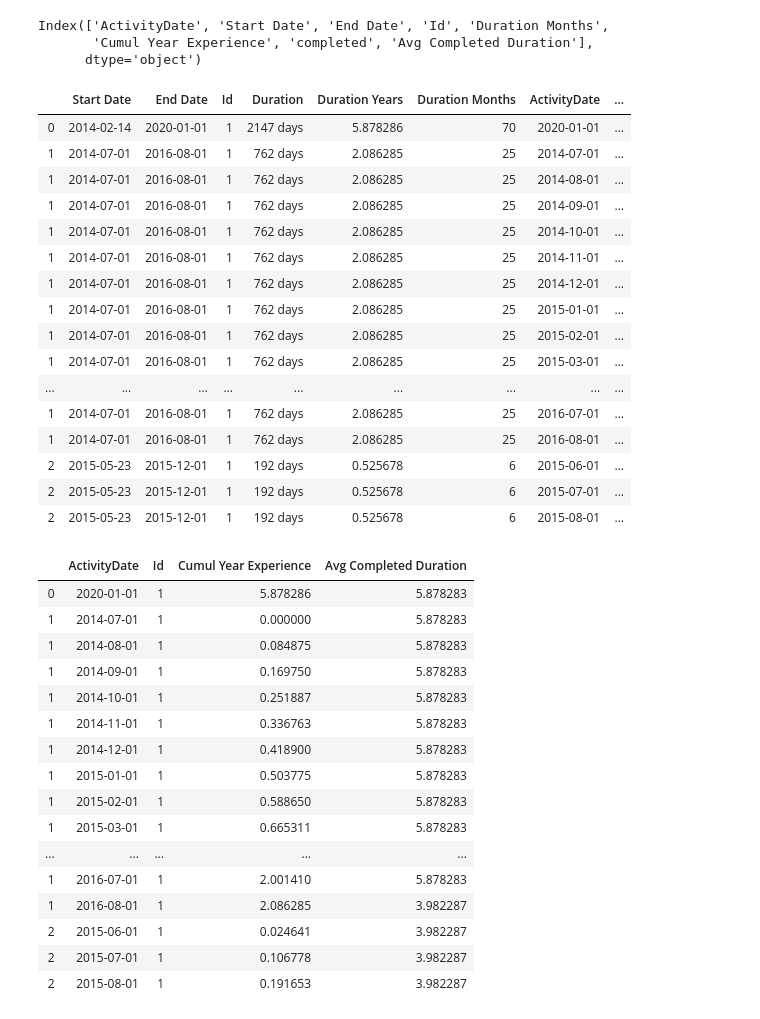
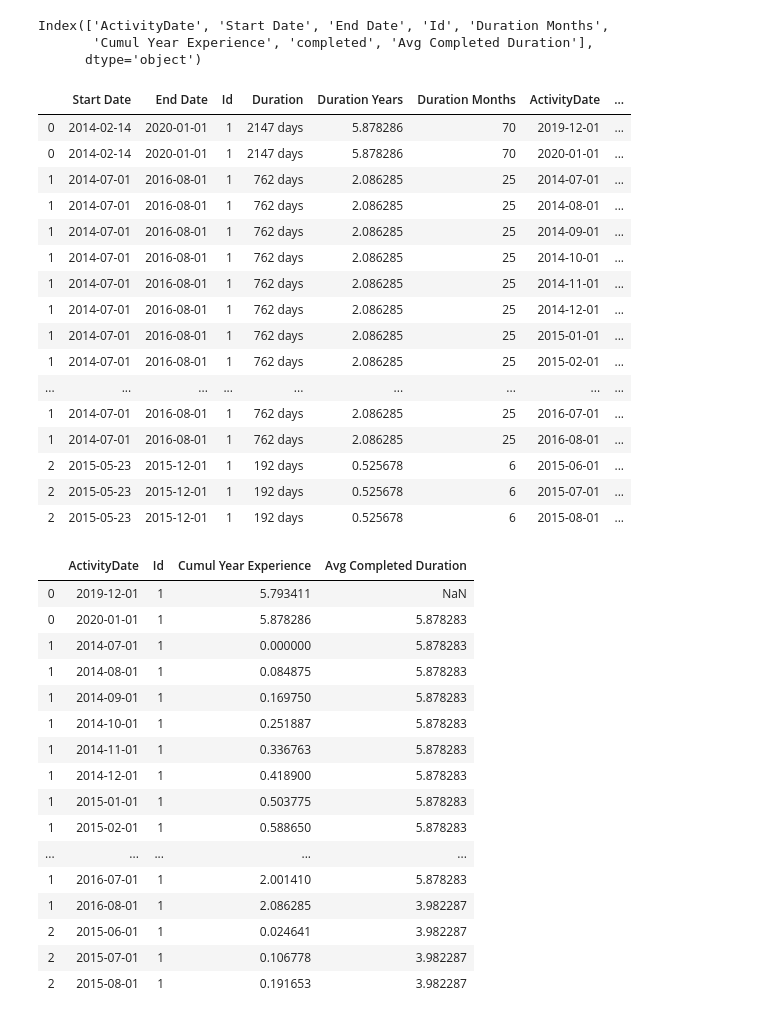
Before and after one commit to andemaral/exercise, a Jupyter notebook: Exercise Nick.ipynb, the cells around one changed output. Drawn from its saved outputs; the diff is of its cells as text; code cells hidden in the pictures.

```diff
--- a/Exercise Nick.ipynb
+++ b/Exercise Nick.ipynb
@@ -144,9 +144,10 @@ Index(['ActivityDate', 'Start Date', 'End Date', 'Id', 'Duration Months',
        'Cumul Year Experience', 'completed', 'Avg Completed Duration'],
       dtype='object')
 # %%
-df.iloc[70:100]
+df.iloc[69:100]
 # %% [output]
 |  | Start Date | End Date | Id | Duration | Duration Years | Duration Months | ActivityDate | ... |
+| 0 | 2014-02-14 | 2020-01-01 | 1 | 2147 days | 5.878286 | 70 | 2019-12-01 | ... |
 | 0 | 2014-02-14 | 2020-01-01 | 1 | 2147 days | 5.878286 | 70 | 2020-01-01 | ... |
 | 1 | 2014-07-01 | 2016-08-01 | 1 | 762 days | 2.086285 | 25 | 2014-07-01 | ... |
 | 1 | 2014-07-01 | 2016-08-01 | 1 | 762 days | 2.086285 | 25 | 2014-08-01 | ... |
@@ -156,7 +157,6 @@ df.iloc[70:100]
 | 1 | 2014-07-01 | 2016-08-01 | 1 | 762 days | 2.086285 | 25 | 2014-12-01 | ... |
 | 1 | 2014-07-01 | 2016-08-01 | 1 | 762 days | 2.086285 | 25 | 2015-01-01 | ... |
 | 1 | 2014-07-01 | 2016-08-01 | 1 | 762 days | 2.086285 | 25 | 2015-02-01 | ... |
-| 1 | 2014-07-01 | 2016-08-01 | 1 | 762 days | 2.086285 | 25 | 2015-03-01 | ... |
 | ... | ... | ... | ... | ... | ... | ... | ... | ... |
 | 1 | 2014-07-01 | 2016-08-01 | 1 | 762 days | 2.086285 | 25 | 2016-07-01 | ... |
 | 1 | 2014-07-01 | 2016-08-01 | 1 | 762 days | 2.086285 | 25 | 2016-08-01 | ... |
@@ -164,9 +164,10 @@ df.iloc[70:100]
 | 2 | 2015-05-23 | 2015-12-01 | 1 | 192 days | 0.525678 | 6 | 2015-07-01 | ... |
 | 2 | 2015-05-23 | 2015-12-01 | 1 | 192 days | 0.525678 | 6 | 2015-08-01 | ... |
 # %%
-report[['ActivityDate','Id','Cumul Year Experience','Avg Completed Duration']].iloc[70:100]
+report[['ActivityDate','Id','Cumul Year Experience','Avg Completed Duration']].iloc[69:100]
 # %% [output]
 |  | ActivityDate | Id | Cumul Year Experience | Avg Completed Duration |
+| 0 | 2019-12-01 | 1 | 5.793411 | NaN |
 | 0 | 2020-01-01 | 1 | 5.878286 | 5.878283 |
 | 1 | 2014-07-01 | 1 | 0.000000 | 5.878283 |
 | 1 | 2014-08-01 | 1 | 0.084875 | 5.878283 |
@@ -176,7 +177,6 @@ report[['ActivityDate','Id','Cumul Year Experience','Avg Completed Duration']].i
 | 1 | 2014-12-01 | 1 | 0.418900 | 5.878283 |
 | 1 | 2015-01-01 | 1 | 0.503775 | 5.878283 |
 | 1 | 2015-02-01 | 1 | 0.588650 | 5.878283 |
-| 1 | 2015-03-01 | 1 | 0.665311 | 5.878283 |
 | ... | ... | ... | ... | ... |
 | 1 | 2016-07-01 | 1 | 2.001410 | 5.878283 |
 | 1 | 2016-08-01 | 1 | 2.086285 | 3.982287 |
```
